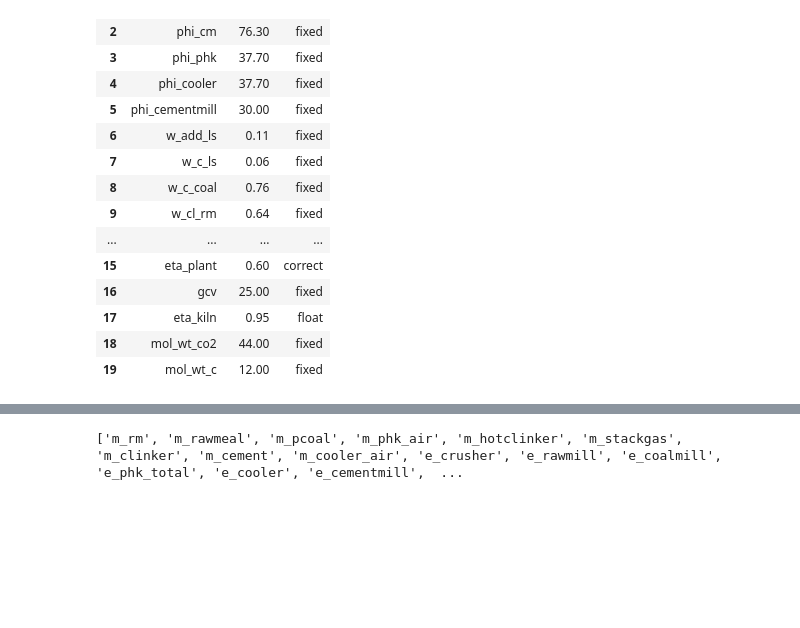
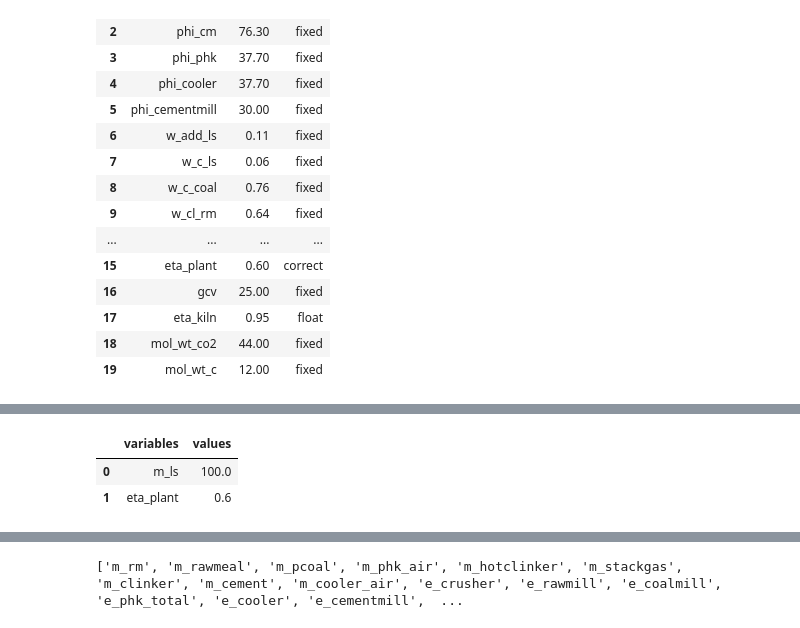
Before and after one commit to arunm917/Climate-Action-Tool, a Jupyter notebook: solver.ipynb, the cells around one changed output, grey strips where cells are left out. Drawn from its saved outputs; the diff is of its cells as text; code cells hidden in the pictures; blank space fills up the shorter version.

```diff
--- a/solver.ipynb
+++ b/solver.ipynb
@@ -79,4 +79,4 @@ parameters_df
 | 18 | mol_wt_co2 | 44.00 | fixed |
 | 19 | mol_wt_c | 12.00 | fixed |
 # %%
-correct_vars_df = parameters_df.loc[parameters_df['type'] == 'correct', ['parameters','values']]
+correct_params_df = parameters_df.loc[parameters_df['type'] == 'correct', ['parameters','values']]
@@ -116,0 +117,13 @@ decision_var_df = variables_df[variables_df['values'] == 0]
+# %%
+'''concatinating the dataframes containing correct variables and parameters'''
+
+correct_params_df_copy = correct_params_df.copy()
+correct_params_df_copy = correct_params_df_copy.rename(columns={'parameters': 'variables'})
+correct_df = pd.concat([correct_vars_df, correct_params_df_copy])
+correct_df = correct_df.reset_index(drop=True)
+# %%
+correct_df
+# %% [output]
+|  | variables | values |
+| 0 | m_ls | 100.0 |
+| 1 | eta_plant | 0.6 |
```
Also changed, not shown: parts of 25 cells of this notebook.
